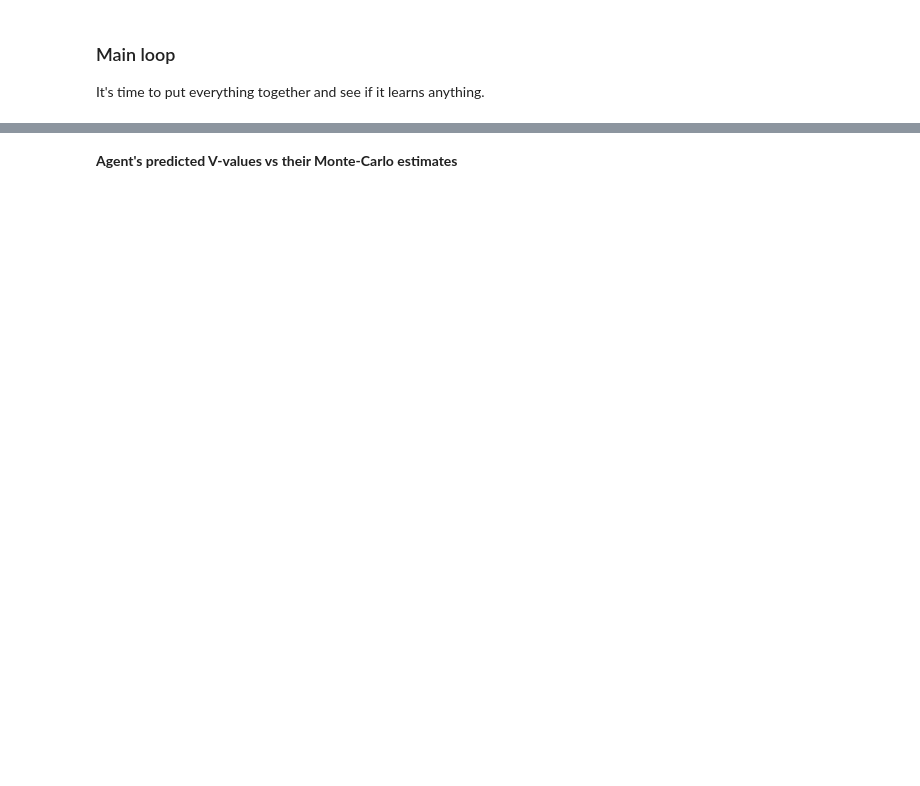
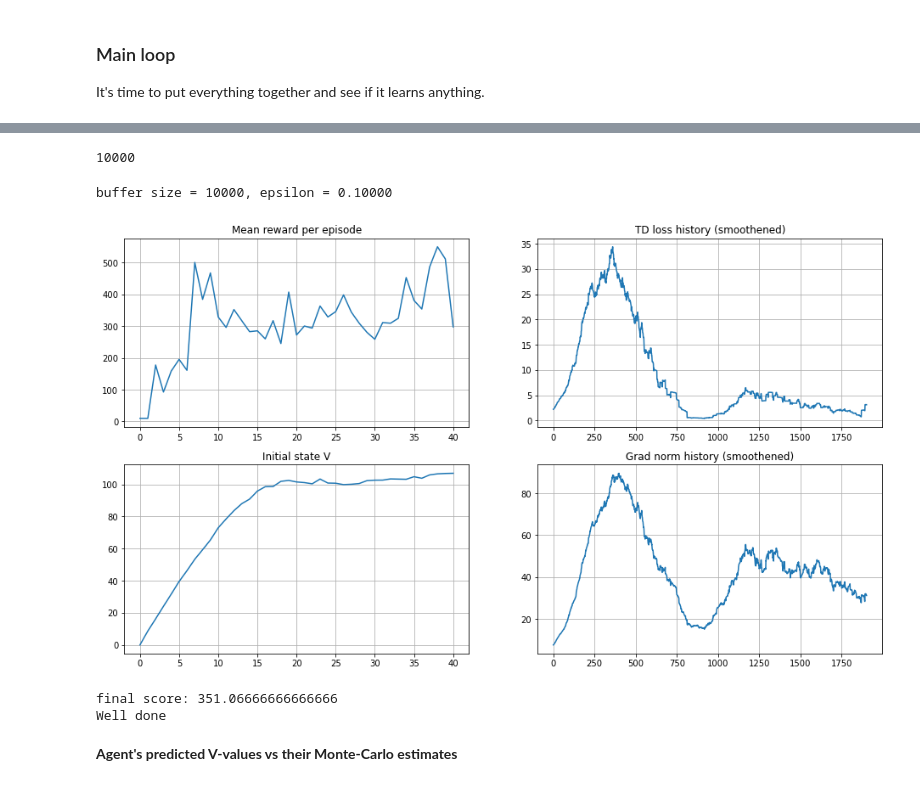
Before and after one commit to SermanVS/mlunn2, a Jupyter notebook: HW2/2_debug.ipynb, the cells around one changed output, grey strips where cells are left out. Saved outputs shown, nothing was run; the diff lists cells and outputs as text; code cells hidden in the pictures; blank space fills up the shorter version.

```diff
--- a/HW2/2_debug.ipynb
+++ b/HW2/2_debug.ipynb
@@ -93,7 +90,7 @@ class DQNAgent(nn.Module):
         assert len(state_shape) == 1
         state_dim = state_shape[0]
         self.network = nn.Sequential()
-        neurons = 64
+        neurons = 128
         self.network.add_module('l1', nn.Linear(state_dim, neurons))
         self.network.add_module('r1', nn.ReLU())
         self.network.add_module('l2', nn.Linear(neurons, neurons))
@@ -200,8 +193,15 @@ def play_and_record(initial_state, agent, env, exp_replay, n_steps=1):
     sum_rewards = 0
 
     # Play the game for n_steps as per instructions above
-    for i in range(n):
-        qs = agent.get_qvalues(initial_state)
+    for i in range(n_steps):
+        qvalues = agent.get_qvalues([s])
+        action = agent.sample_actions(qvalues)[0]
+        next_state, r, done, _ = env.step(action)
+        exp_replay.add(s, action, r, next_state, done)
+        s = next_state
+        sum_rewards += r
+        if done:
+            s = env.reset()
 
     return sum_rewards, s
 # %%
@@ -302,15 +306,17 @@ def compute_td_loss(states, actions, rewards, next_states, is_done,
     predicted_qvalues_for_actions = predicted_qvalues[range(len(actions)), actions]  # shape: [batch_size]
 
     # compute V*(next_states) using predicted next q-values
-    next_state_values = <YOUR CODE>
+    next_state_values = torch.max(predicted_next_qvalues, dim=-1)[0]
 
     assert next_state_values.dim() == 1 and next_state_values.shape[0] == states.shape[0], \
         "must predict one value per state"
 
+
     # compute "target q-values" for loss - it's what's inside square parentheses in the above formula.
     # at the last state use the simplified formula: Q(s,a) = r(s,a) since s' doesn't exist
     # you can multiply next state values by is_not_done to achieve this.
-    target_qvalues_for_actions = <YOUR CODE>
+    target_qvalues_for_actions = rewards + is_not_done * gamma * next_state_values
+    #target_qvalues_for_actions = torch.where(is_done, rewards, target_qvalues_for_actions)
 
     # mean squared error loss to minimize
     loss = torch.mean((predicted_qvalues_for_actions - target_qvalues_for_actions.detach()) ** 2)
@@ -379,6 +406,8 @@ for i in range(100):
     if len(exp_replay) == REPLAY_BUFFER_SIZE:
         break
 print(len(exp_replay))
+# %% [output]
+10000
 # %%
 # # for something more complicated than CartPole
 
@@ -443,9 +472,11 @@ with trange(step, total_steps + 1) as progress_bar:
         _, state = play_and_record(state, agent, env, exp_replay, timesteps_per_epoch)
 
         # train
-        <YOUR CODE: sample batch_size of data from experience replay>
+        #<YOUR CODE: sample batch_size of data from experience replay>
+        obs_batch, act_batch, reward_batch, next_obs_batch, is_done_batch = exp_replay.sample(batch_size)
 
-        loss = <YOUR CODE: compute TD loss>
+        loss = compute_td_loss(obs_batch, act_batch, reward_batch, next_obs_batch, is_done_batch, \
+                              agent, target_network, gamma=0.99, check_shapes=True)
 
         loss.backward()
         grad_norm = nn.utils.clip_grad_norm_(agent.parameters(), max_grad_norm)
@@ -458,7 +489,7 @@ with trange(step, total_steps + 1) as progress_bar:
 
         if step % refresh_target_network_freq == 0:
             # Load agent weights into target_network
-            <YOUR CODE>
+            target_network.load_state_dict(agent.state_dict())
 
         if step % eval_freq == 0:
             mean_rw_history.append(evaluate(
@@ -470,33 +501,36 @@ with trange(step, total_steps + 1) as progress_bar:
             initial_state_v_history.append(np.max(initial_state_q_values))
 
             clear_output(True)
             print("buffer size = %i, epsilon = %.5f" %
                 (len(exp_replay), agent.epsilon))
 
             plt.figure(figsize=[16, 9])
 
             plt.subplot(2, 2, 1)
             plt.title("Mean reward per episode")
             plt.plot(mean_rw_history)
             plt.grid()
 
             assert not np.isnan(td_loss_history[-1])
             plt.subplot(2, 2, 2)
             plt.title("TD loss history (smoothened)")
             plt.plot(utils.smoothen(td_loss_history))
             plt.grid()
 
             plt.subplot(2, 2, 3)
             plt.title("Initial state V")
             plt.plot(initial_state_v_history)
             plt.grid()
 
             plt.subplot(2, 2, 4)
             plt.title("Grad norm history (smoothened)")
             plt.plot(utils.smoothen(grad_norm_history))
             plt.grid()
 
             plt.show()
+# %% [output]
+buffer size = 10000, epsilon = 0.10000
+[figure, added]
 # %%
 final_score = evaluate(
   make_env(),
@@ -505,6 +539,9 @@ final_score = evaluate(
 print('final score:', final_score)
 assert final_score > 300, 'not good enough for DQN'
 print('Well done')
+# %% [output]
+final score: 351.06666666666666
+Well done
 # %% [markdown]
 **Agent's predicted V-values vs their Monte-Carlo estimates**
 # %%
```
Also changed, not shown: parts of 12 cells of this notebook, 11 other files.
